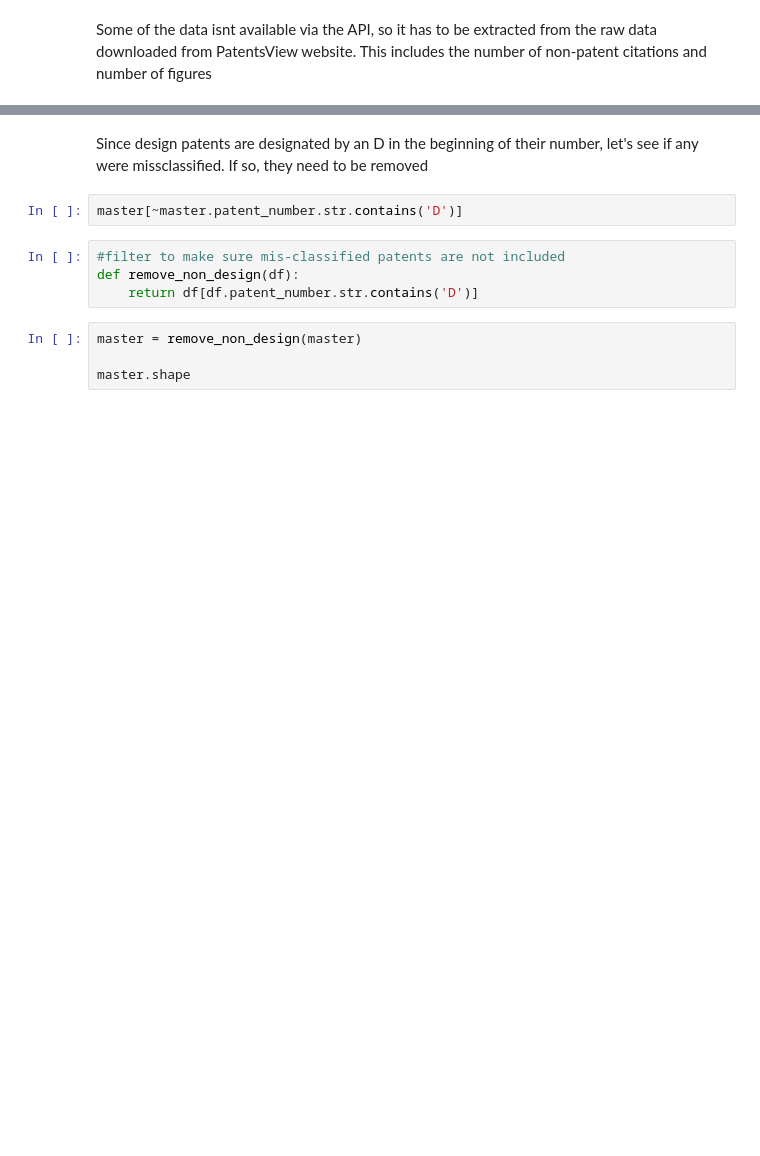
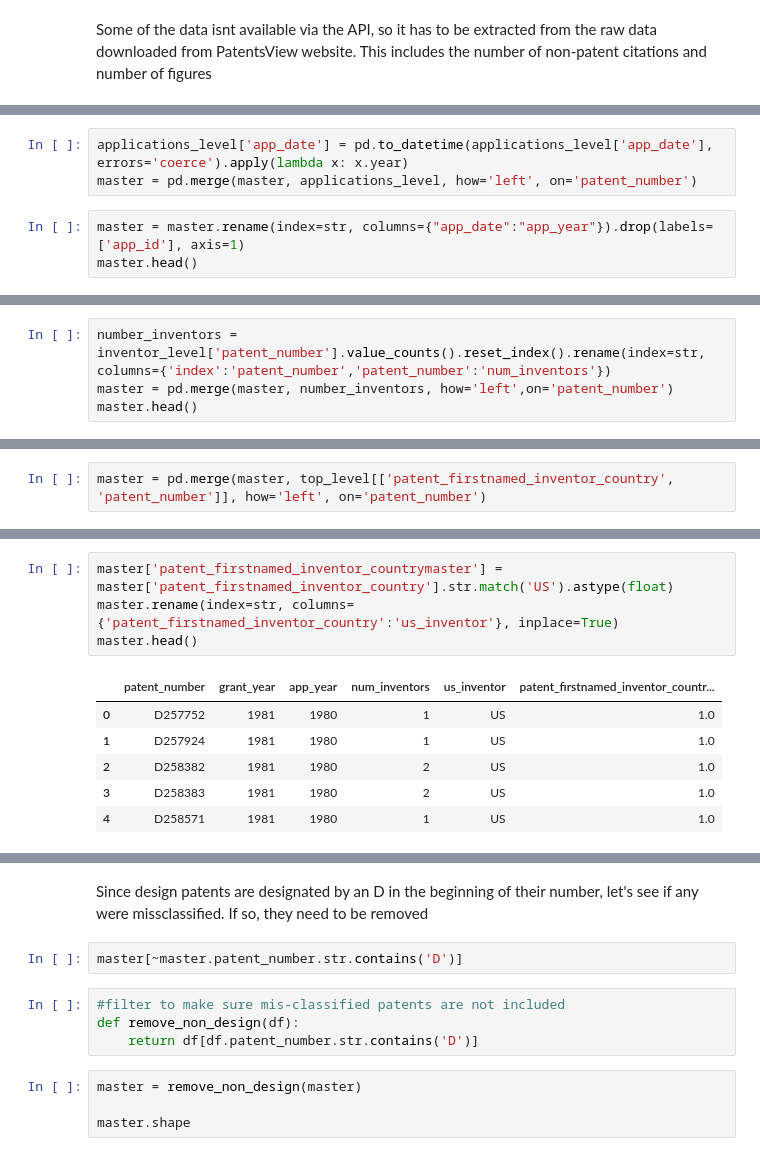
Before and after one commit to TieraLee/patents, a Jupyter notebook: Step 1 - Gather dataset.ipynb, the cells around one changed output, grey strips where cells are left out. Cells and saved outputs as stored; diff of their text form; blank space fills up the shorter version.

```diff
--- a/Step 1 - Gather dataset.ipynb
+++ b/Step 1 - Gather dataset.ipynb
@@ -152,0 +219,6 @@ Now that we have all the basic data that we are interested in, it's time to clea
+# %%
+applications_level['app_date'] = pd.to_datetime(applications_level['app_date'], errors='coerce').apply(lambda x: x.year)
+master = pd.merge(master, applications_level, how='left', on='patent_number')
+# %%
+master = master.rename(index=str, columns={"app_date":"app_year"}).drop(labels=['app_id'], axis=1)
+master.head()
@@ -152,0 +243,4 @@ Now that we have all the basic data that we are interested in, it's time to clea
+# %%
+number_inventors = inventor_level['patent_number'].value_counts().reset_index().rename(index=str, columns={'index':'patent_number','patent_number':'num_inventors'})
+master = pd.merge(master, number_inventors, how='left',on='patent_number')
+master.head()
@@ -152,0 +256,2 @@ Now that we have all the basic data that we are interested in, it's time to clea
+# %%
+master = pd.merge(master, top_level[['patent_firstnamed_inventor_country', 'patent_number']], how='left', on='patent_number')
@@ -152,0 +267,11 @@ Now that we have all the basic data that we are interested in, it's time to clea
+# %%
+master['patent_firstnamed_inventor_countrymaster'] = master['patent_firstnamed_inventor_country'].str.match('US').astype(float)
+master.rename(index=str, columns={'patent_firstnamed_inventor_country':'us_inventor'}, inplace=True)
+master.head()
+# %% [output]
+|  | patent_number | grant_year | app_year | num_inventors | us_inventor | patent_firstnamed_inventor_countr... |
+| 0 | D257752 | 1981 | 1980 | 1 | US | 1.0 |
+| 1 | D257924 | 1981 | 1980 | 1 | US | 1.0 |
+| 2 | D258382 | 1981 | 1980 | 2 | US | 1.0 |
+| 3 | D258383 | 1981 | 1980 | 2 | US | 1.0 |
+| 4 | D258571 | 1981 | 1980 | 1 | US | 1.0 |
```
Also changed, not shown: parts of 96 cells of this notebook.
